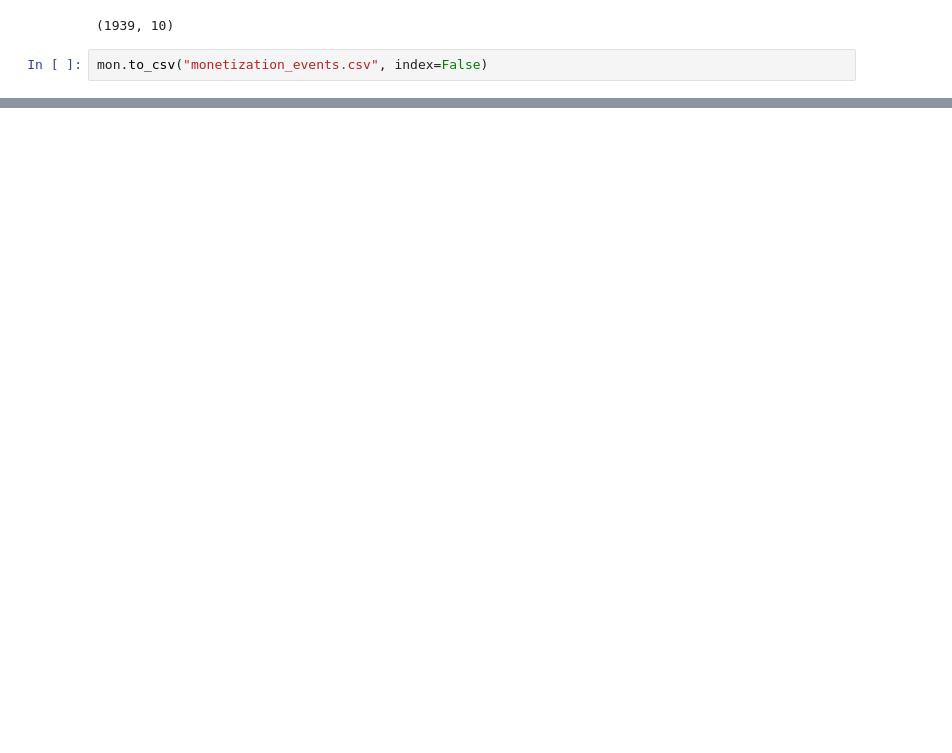
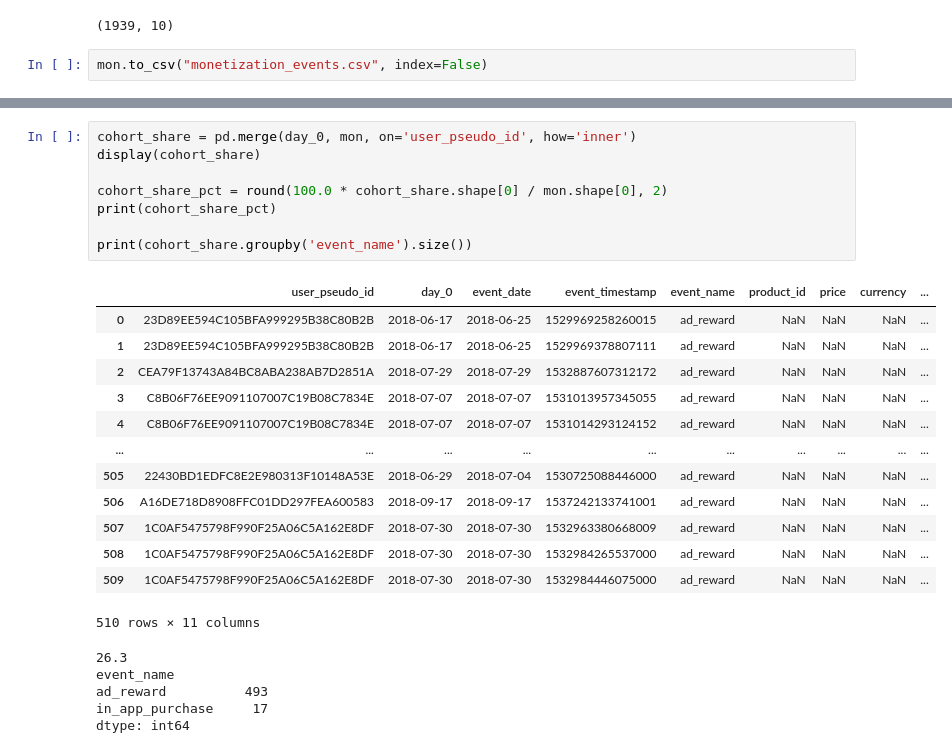
Before and after one commit to Adir-Amar/FloodIt-product-analytics, a Jupyter notebook: notebooks/03_event_pulls.ipynb, the cells around one changed output, grey strips where cells are left out. Cells and saved outputs as stored; diff of their text form; blank space fills up the shorter version.

```diff
--- a/notebooks/03_event_pulls.ipynb
+++ b/notebooks/03_event_pulls.ipynb
@@ -58,0 +121,27 @@ mon.to_csv("monetization_events.csv", index=False)
+# %%
+cohort_share = pd.merge(day_0, mon, on='user_pseudo_id', how='inner')
+display(cohort_share)
+
+cohort_share_pct = round(100.0 * cohort_share.shape[0] / mon.shape[0], 2)
+print(cohort_share_pct)
+
+print(cohort_share.groupby('event_name').size())
+# %% [output]
+|  | user_pseudo_id | day_0 | event_date | event_timestamp | event_name | product_id | price | currency | ... |
+| 0 | 23D89EE594C105BFA999295B38C80B2B | 2018-06-17 | 2018-06-25 | 1529969258260015 | ad_reward | NaN | NaN | NaN | ... |
+| 1 | 23D89EE594C105BFA999295B38C80B2B | 2018-06-17 | 2018-06-25 | 1529969378807111 | ad_reward | NaN | NaN | NaN | ... |
+| 2 | CEA79F13743A84BC8ABA238AB7D2851A | 2018-07-29 | 2018-07-29 | 1532887607312172 | ad_reward | NaN | NaN | NaN | ... |
+| 3 | C8B06F76EE9091107007C19B08C7834E | 2018-07-07 | 2018-07-07 | 1531013957345055 | ad_reward | NaN | NaN | NaN | ... |
+| 4 | C8B06F76EE9091107007C19B08C7834E | 2018-07-07 | 2018-07-07 | 1531014293124152 | ad_reward | NaN | NaN | NaN | ... |
+| ... | ... | ... | ... | ... | ... | ... | ... | ... | ... |
+| 505 | 22430BD1EDFC8E2E980313F10148A53E | 2018-06-29 | 2018-07-04 | 1530725088446000 | ad_reward | NaN | NaN | NaN | ... |
+| 506 | A16DE718D8908FFC01DD297FEA600583 | 2018-09-17 | 2018-09-17 | 1537242133741001 | ad_reward | NaN | NaN | NaN | ... |
+| 507 | 1C0AF5475798F990F25A06C5A162E8DF | 2018-07-30 | 2018-07-30 | 1532963380668009 | ad_reward | NaN | NaN | NaN | ... |
+| 508 | 1C0AF5475798F990F25A06C5A162E8DF | 2018-07-30 | 2018-07-30 | 1532984265537000 | ad_reward | NaN | NaN | NaN | ... |
+| 509 | 1C0AF5475798F990F25A06C5A162E8DF | 2018-07-30 | 2018-07-30 | 1532984446075000 | ad_reward | NaN | NaN | NaN | ... |
+510 rows × 11 columns
+26.3
+event_name
+ad_reward          493
+in_app_purchase     17
+dtype: int64
```
Also changed, not shown: parts of 5 cells of this notebook.
